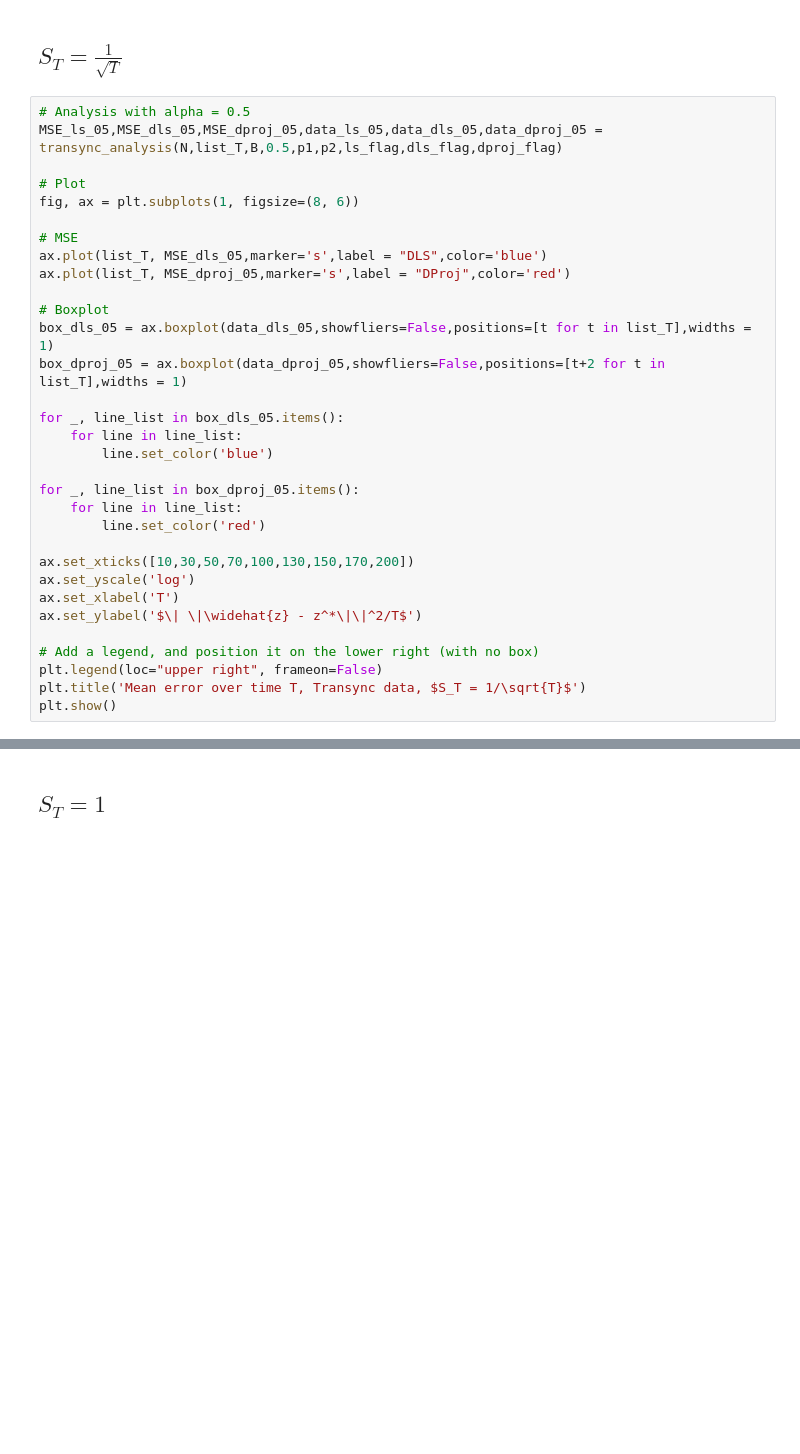
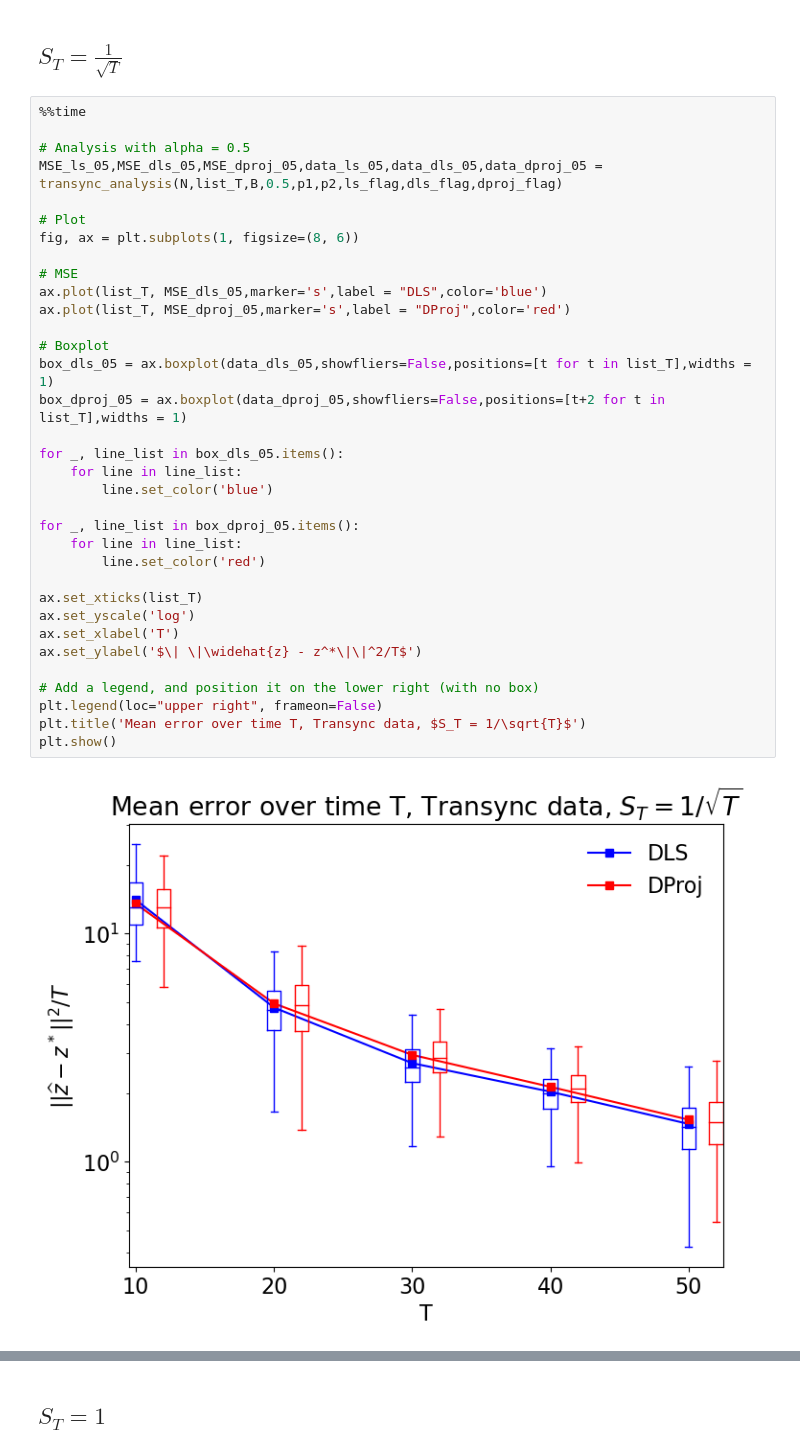
Before and after one commit to karle-eglantine/Dynamic_TranSync, a Jupyter notebook: Plots_synthetic_data.ipynb, the cells around one changed output, grey strips where cells are left out. Cells and saved outputs as stored; diff of their text form; blank space fills up the shorter version.

```diff
--- a/Plots_synthetic_data.ipynb
+++ b/Plots_synthetic_data.ipynb
@@ -76,34 +95,38 @@ plt.show()
 # %% [markdown]
 ## $S_T = \frac{1}{\sqrt{T}}$
 # %%
+%%time
+
 # Analysis with alpha = 0.5
 MSE_ls_05,MSE_dls_05,MSE_dproj_05,data_ls_05,data_dls_05,data_dproj_05 = transync_analysis(N,list_T,B,0.5,p1,p2,ls_flag,dls_flag,dproj_flag)
 
 # Plot
 fig, ax = plt.subplots(1, figsize=(8, 6))
 
 # MSE
 ax.plot(list_T, MSE_dls_05,marker='s',label = "DLS",color='blue')
 ax.plot(list_T, MSE_dproj_05,marker='s',label = "DProj",color='red')
 
 # Boxplot
 box_dls_05 = ax.boxplot(data_dls_05,showfliers=False,positions=[t for t in list_T],widths = 1)
 box_dproj_05 = ax.boxplot(data_dproj_05,showfliers=False,positions=[t+2 for t in list_T],widths = 1)
 
 for _, line_list in box_dls_05.items():
     for line in line_list:
         line.set_color('blue')
 
 for _, line_list in box_dproj_05.items():
     for line in line_list:
         line.set_color('red')
 
-ax.set_xticks([10,30,50,70,100,130,150,170,200])
+ax.set_xticks(list_T)
 ax.set_yscale('log')
 ax.set_xlabel('T')
 ax.set_ylabel('$\| \|\widehat{z} - z^*\|\|^2/T$')
 
 # Add a legend, and position it on the lower right (with no box)
 plt.legend(loc="upper right", frameon=False)
 plt.title('Mean error over time T, Transync data, $S_T = 1/\sqrt{T}$')
 plt.show()
+# %% [output]
+[figure, added]
```
Also changed, not shown: parts of 28 cells of this notebook, 15 other files.
